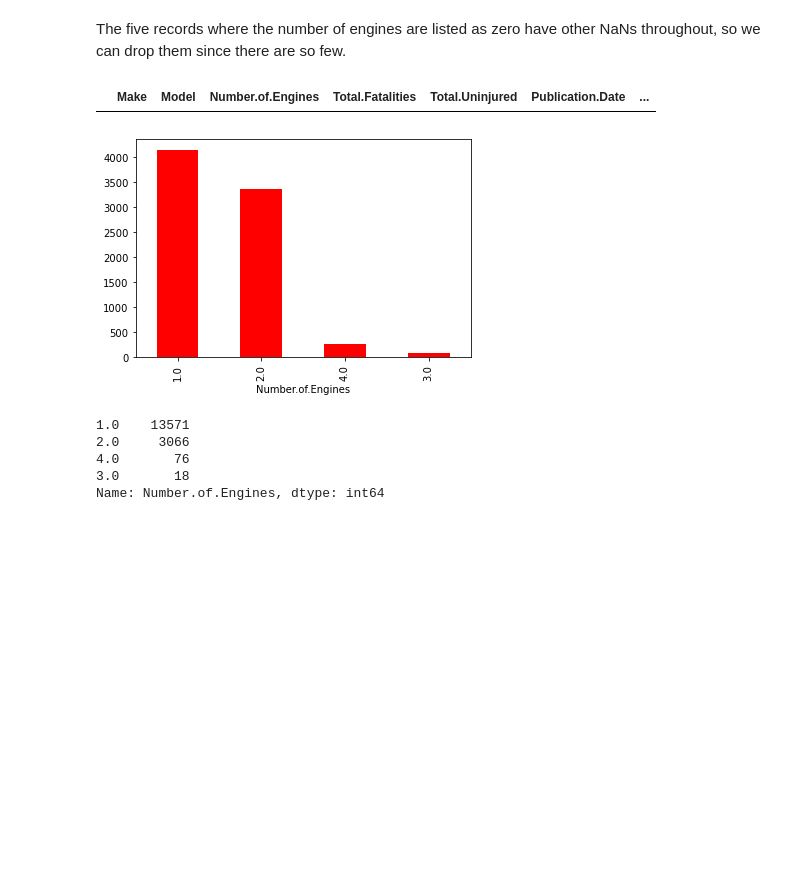
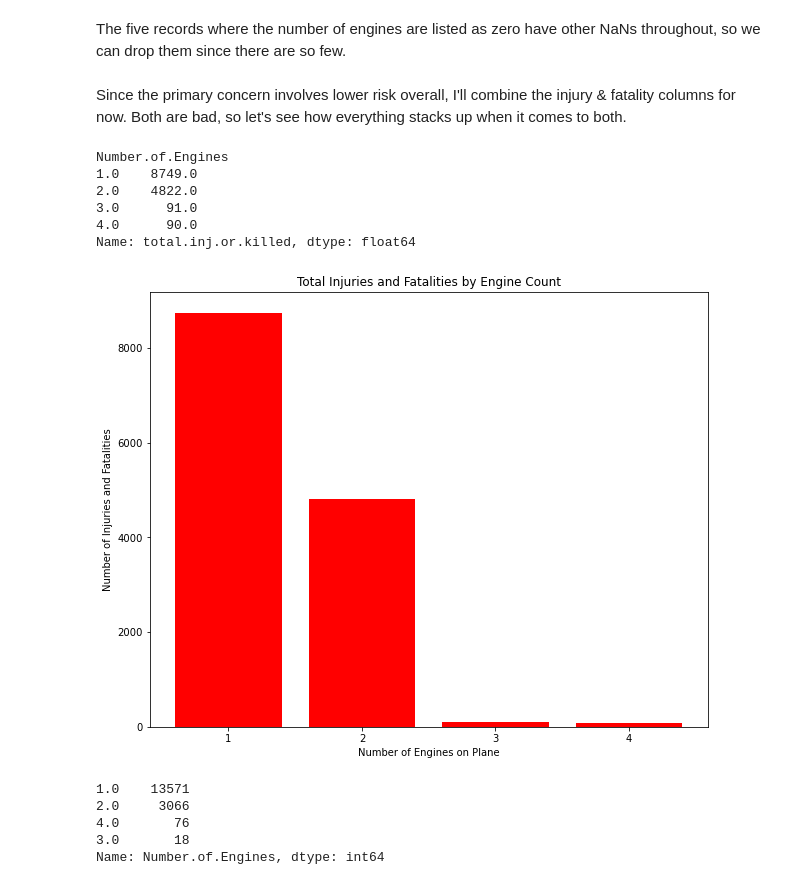
Before and after one commit to joeldmott/aviation-risk-project, a Jupyter notebook: Untitled.ipynb, the cells around one changed output. Saved outputs shown, nothing was run; the diff lists cells and outputs as text; code cells hidden in the pictures; blank space fills up the shorter version.

```diff
--- a/Untitled.ipynb
+++ b/Untitled.ipynb
@@ -952,12 +789,30 @@ filtered_df.loc[filtered_df['Number.of.Engines'] == 0]
 The five records where the number of engines are listed as zero have other NaNs throughout, so we can drop them since there are so few.
 # %%
 filtered_df = filtered_df[filtered_df['Number.of.Engines'] != 0]
-filtered_df.loc[filtered_df['Number.of.Engines'] == 0]
-# %% [output]
-|  | Make | Model | Number.of.Engines | Total.Fatalities | Total.Uninjured | Publication.Date | ... |
-# %%
-fatalites_by_engine_count = filtered_df.groupby('Number.of.Engines')['Total.Fatalities'].sum().sort_values(ascending=False)
-fatalites_by_engine_count.plot(kind='bar', color='r');
-# %% [output]
-[figure, removed]
+# %% [markdown]
+Since the primary concern involves lower risk overall, I'll combine the injury & fatality columns for now. Both are bad, so let's see how everything stacks up when it comes to both.
+# %%
+#Let's look at the total number of injuries and fatalities per engine count:
+filtered_df['total.inj.or.killed'] = filtered_df['Total.Injuries']+filtered_df['Total.Fatalities']
+injuries_and_fatalities_by_engine_count = filtered_df.groupby('Number.of.Engines')['total.inj.or.killed'].sum()
+injuries_and_fatalities_by_engine_count
+# %% [output]
+Number.of.Engines
+1.0    8749.0
+2.0    4822.0
+3.0      91.0
+4.0      90.0
+Name: total.inj.or.killed, dtype: float64
+# %%
+from matplotlib.ticker import MaxNLocator
+#source: https://stackoverflow.com/questions/12050393/how-to-force-the-y-axis-to-only-use-integers
+fig, ax = plt.subplots(figsize=(10,8))
+ax.bar(injuries_and_fatalities_by_engine_count.index, injuries_and_fatalities_by_engine_count.values, color='r')
+ax.xaxis.set_major_locator(MaxNLocator(integer=True))
+ax.set_xlabel('Number of Engines on Plane')
+ax.set_ylabel('Number of Injuries and Fatalities')
+ax.set_title('Total Injuries and Fatalities by Engine Count')
+plt.tight_layout;
+# %% [output]
+[figure, added]
 # %%
```
Also changed, not shown: parts of 193 cells of this notebook, 6 other files.
